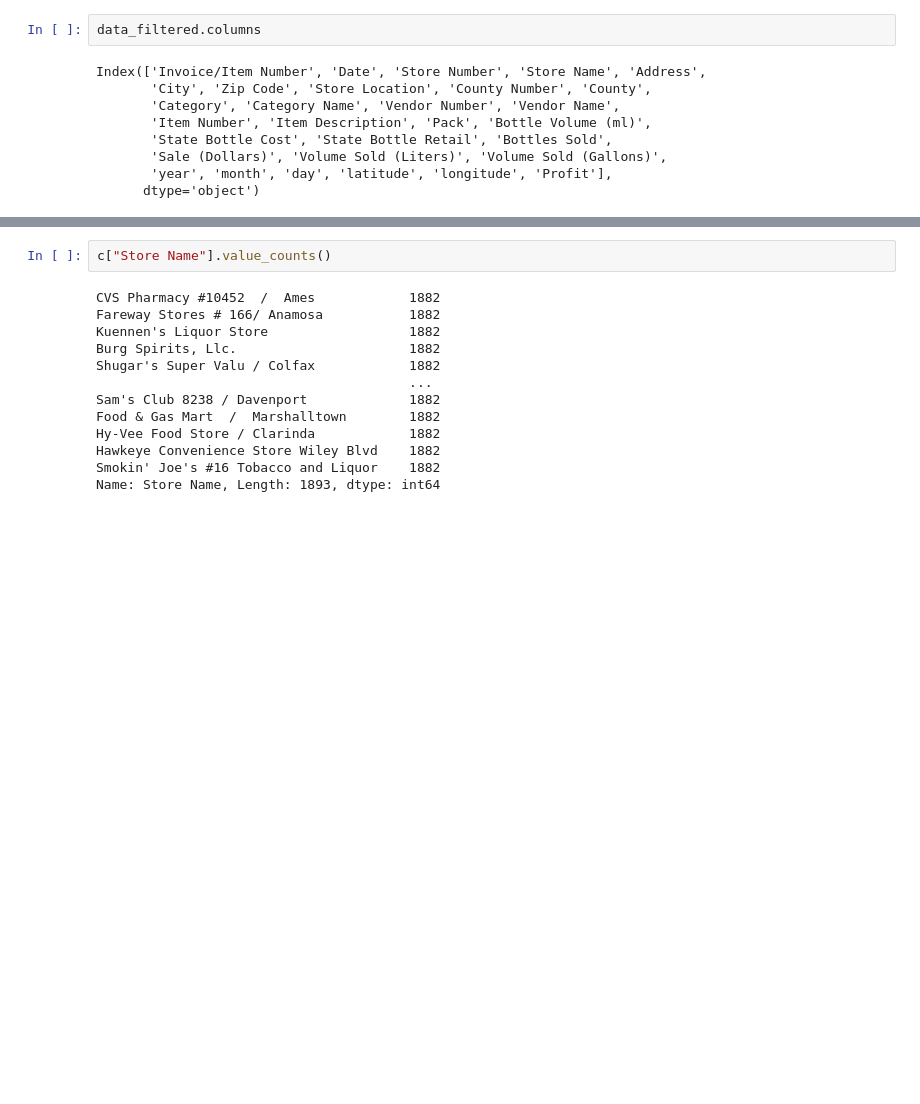
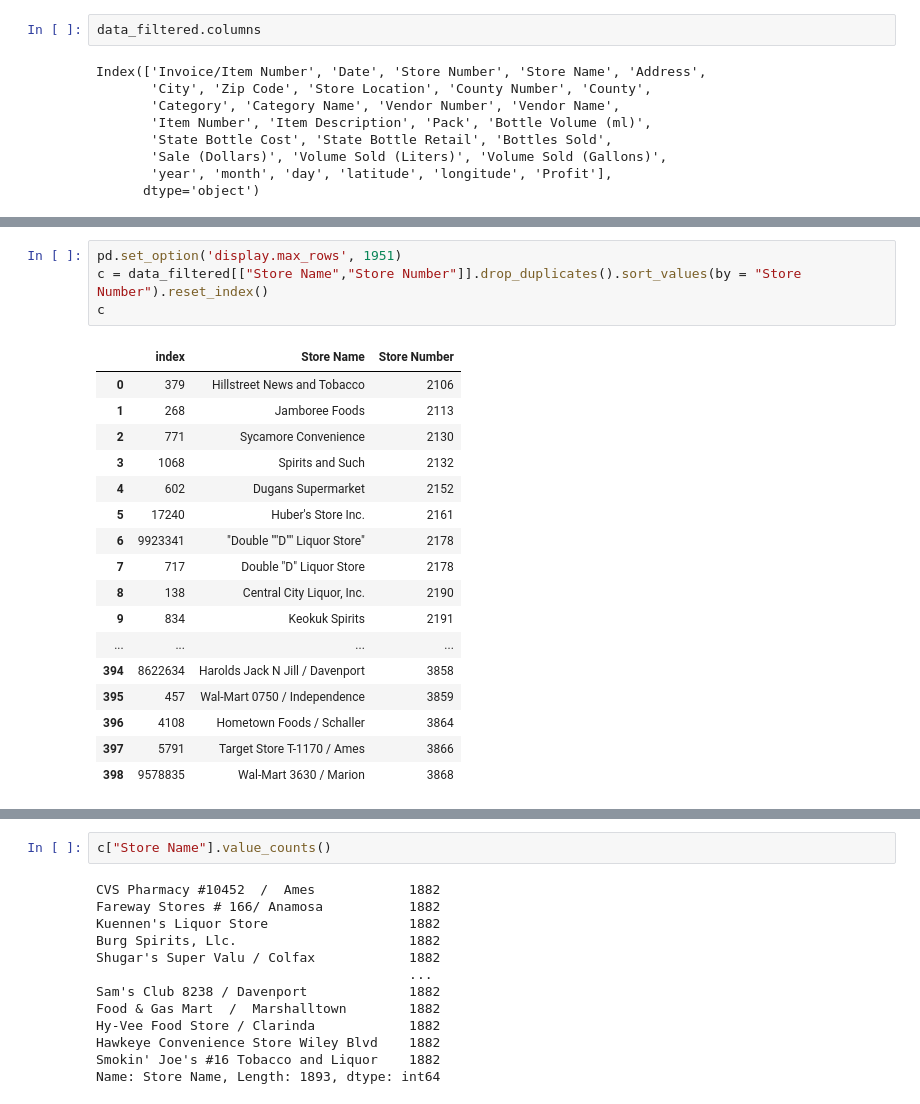
Before and after one commit to MelodyJIN-Y/MAST30034FinalProject, a Jupyter notebook: Final_project_new.ipynb, the cells around one changed output, grey strips where cells are left out. Cells and saved outputs as stored; diff of their text form; blank space fills up the shorter version.

```diff
--- a/Final_project_new.ipynb
+++ b/Final_project_new.ipynb
@@ -229,0 +272,22 @@ Name: Store Number, Length: 1882, dtype: int64
+# %%
+pd.set_option('display.max_rows', 1951)
+c = data_filtered[["Store Name","Store Number"]].drop_duplicates().sort_values(by = "Store Number").reset_index()
+c
+# %% [output]
+|  | index | Store Name | Store Number |
+| 0 | 379 | Hillstreet News and Tobacco | 2106 |
+| 1 | 268 | Jamboree Foods | 2113 |
+| 2 | 771 | Sycamore Convenience | 2130 |
+| 3 | 1068 | Spirits and Such | 2132 |
+| 4 | 602 | Dugans Supermarket | 2152 |
+| 5 | 17240 | Huber's Store Inc. | 2161 |
+| 6 | 9923341 | "Double ""D"" Liquor Store" | 2178 |
+| 7 | 717 | Double "D" Liquor Store | 2178 |
+| 8 | 138 | Central City Liquor, Inc. | 2190 |
+| 9 | 834 | Keokuk Spirits | 2191 |
+| ... | ... | ... | ... |
+| 394 | 8622634 | Harolds Jack N Jill / Davenport | 3858 |
+| 395 | 457 | Wal-Mart 0750 / Independence | 3859 |
+| 396 | 4108 | Hometown Foods / Schaller | 3864 |
+| 397 | 5791 | Target Store T-1170 / Ames | 3866 |
+| 398 | 9578835 | Wal-Mart 3630 / Marion | 3868 |
```
Also changed, not shown: parts of 14 cells of this notebook.
